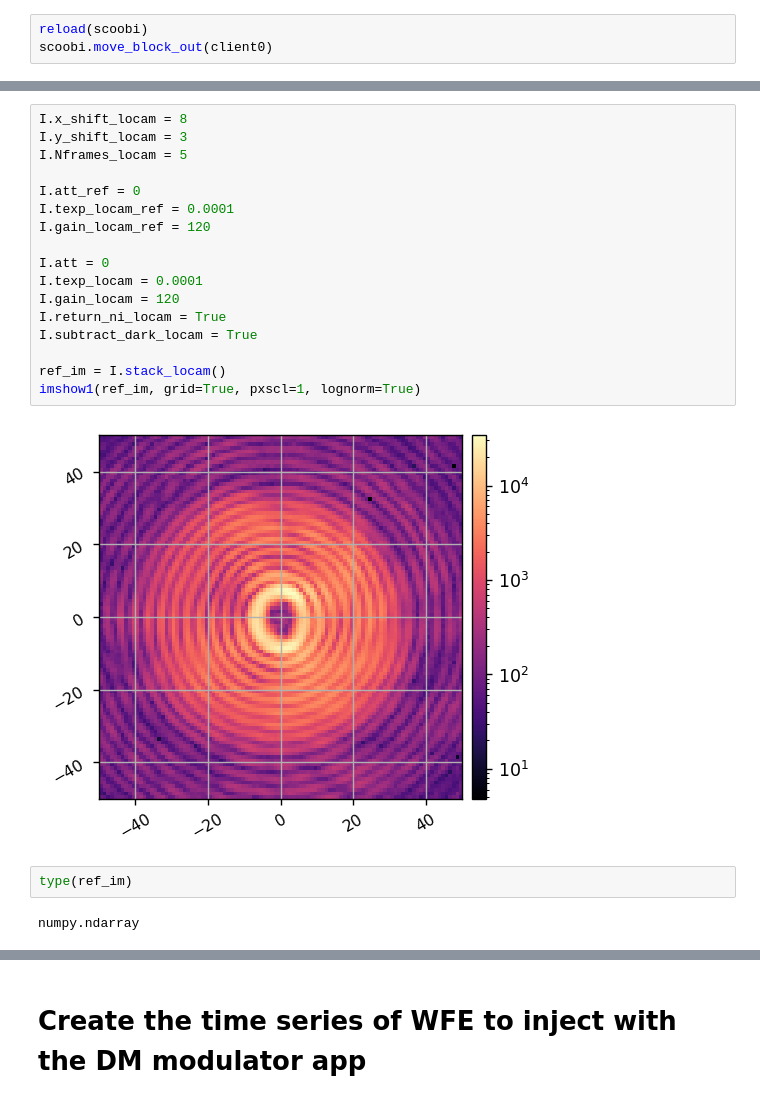
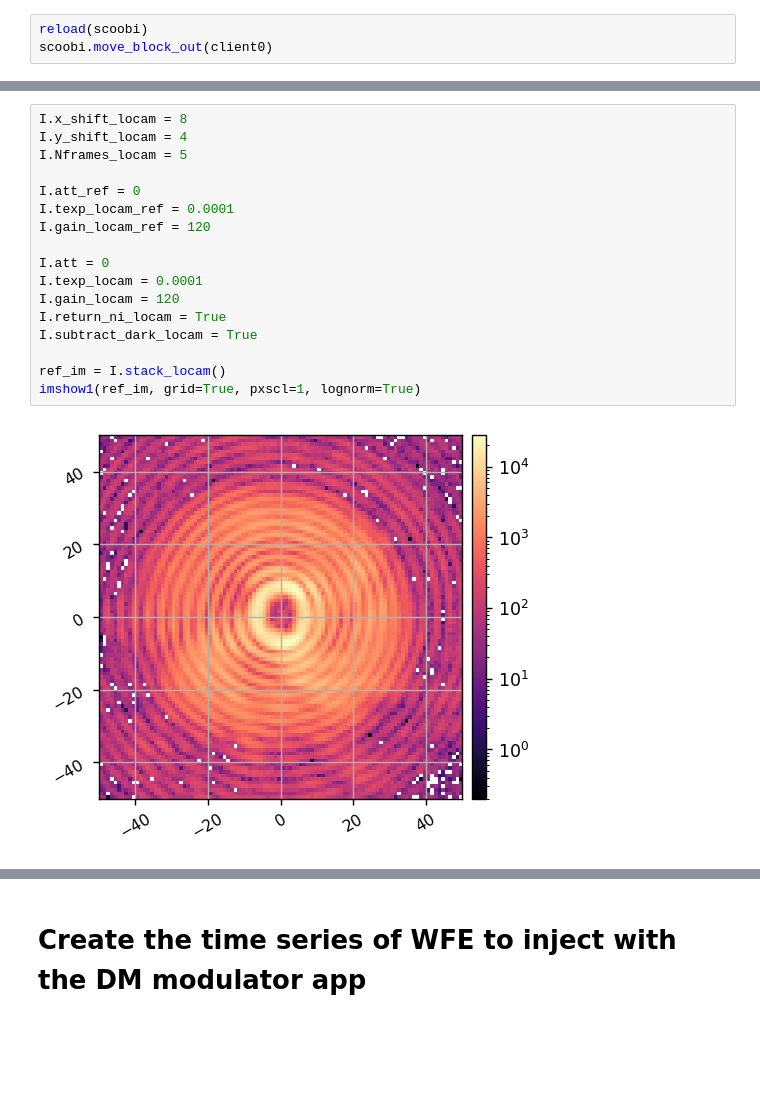
Before and after one commit to uasal/scoob-interface, a Jupyter notebook: notebooks/scoobi_demo_llowfsc.ipynb, the cells around one changed output, grey strips where cells are left out. Cells and saved outputs as stored; diff of their text form; blank space fills up the shorter version.

```diff
--- a/notebooks/scoobi_demo_llowfsc.ipynb
+++ b/notebooks/scoobi_demo_llowfsc.ipynb
@@ -67,23 +67,19 @@ I.df_locam = copy.copy(dark_frame)
 # %%
 I.x_shift_locam = 8
-I.y_shift_locam = 3
+I.y_shift_locam = 4
 I.Nframes_locam = 5
 
 I.att_ref = 0
 I.texp_locam_ref = 0.0001
 I.gain_locam_ref = 120
 
 I.att = 0
 I.texp_locam = 0.0001
 I.gain_locam = 120
 I.return_ni_locam = True
 I.subtract_dark_locam = True
 
 ref_im = I.stack_locam()
 imshow1(ref_im, grid=True, pxscl=1, lognorm=True)
 # %% [output]
-[figure, old version]
+[figure, new version]
-# %%
-type(ref_im)
-# %% [output]
-numpy.ndarray
```
Also changed, not shown: parts of 21 cells of this notebook, 2 other files.
